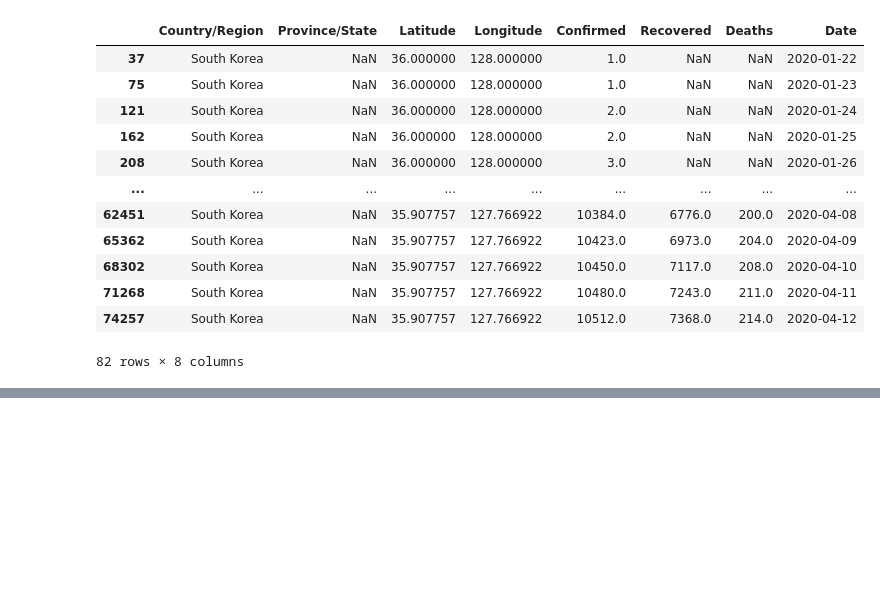
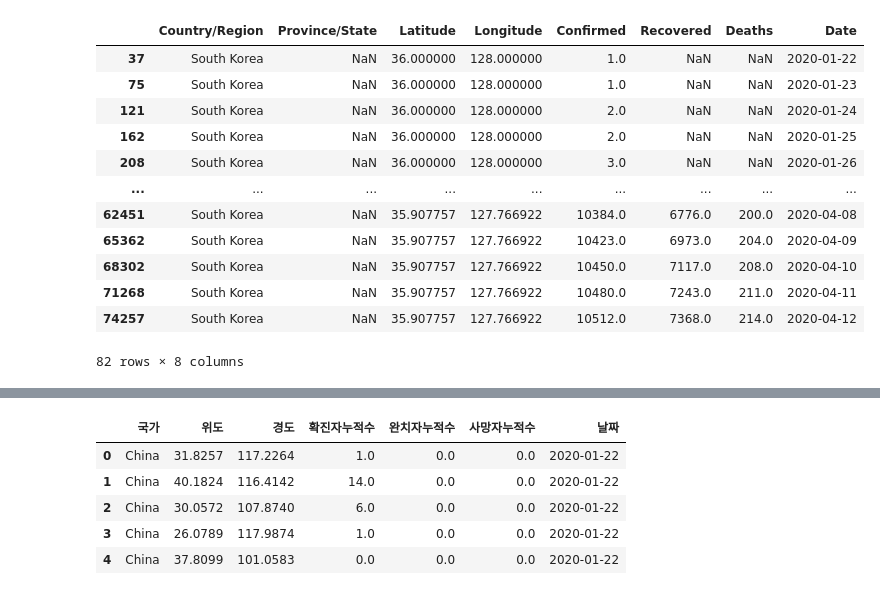
Before and after one commit to young-hun-jo/KaggleStruggle, a Jupyter notebook: covid_19/Dacon_covid19_3week.ipynb, the cells around one changed output, grey strips where cells are left out. Cells and saved outputs as stored; diff of their text form; code cells hidden in the pictures; blank space fills up the shorter version.

```diff
--- a/covid_19/Dacon_covid19_3week.ipynb
+++ b/covid_19/Dacon_covid19_3week.ipynb
@@ -134,0 +157,11 @@ data[data['Country/Region'] == 'South Korea']
+# %%
+# 세계적 비교이기 때문에 결측치가 많은 시도 칼럼 제거
+data = data.drop(['시도'], axis=1).copy()
+data.head()
+# %% [output]
+|  | 국가 | 위도 | 경도 | 확진자누적수 | 완치자누적수 | 사망자누적수 | 날짜 |
+| 0 | China | 31.8257 | 117.2264 | 1.0 | 0.0 | 0.0 | 2020-01-22 |
+| 1 | China | 40.1824 | 116.4142 | 14.0 | 0.0 | 0.0 | 2020-01-22 |
+| 2 | China | 30.0572 | 107.8740 | 6.0 | 0.0 | 0.0 | 2020-01-22 |
+| 3 | China | 26.0789 | 117.9874 | 1.0 | 0.0 | 0.0 | 2020-01-22 |
+| 4 | China | 37.8099 | 101.0583 | 0.0 | 0.0 | 0.0 | 2020-01-22 |
```
Also changed, not shown: parts of 11 cells of this notebook.
